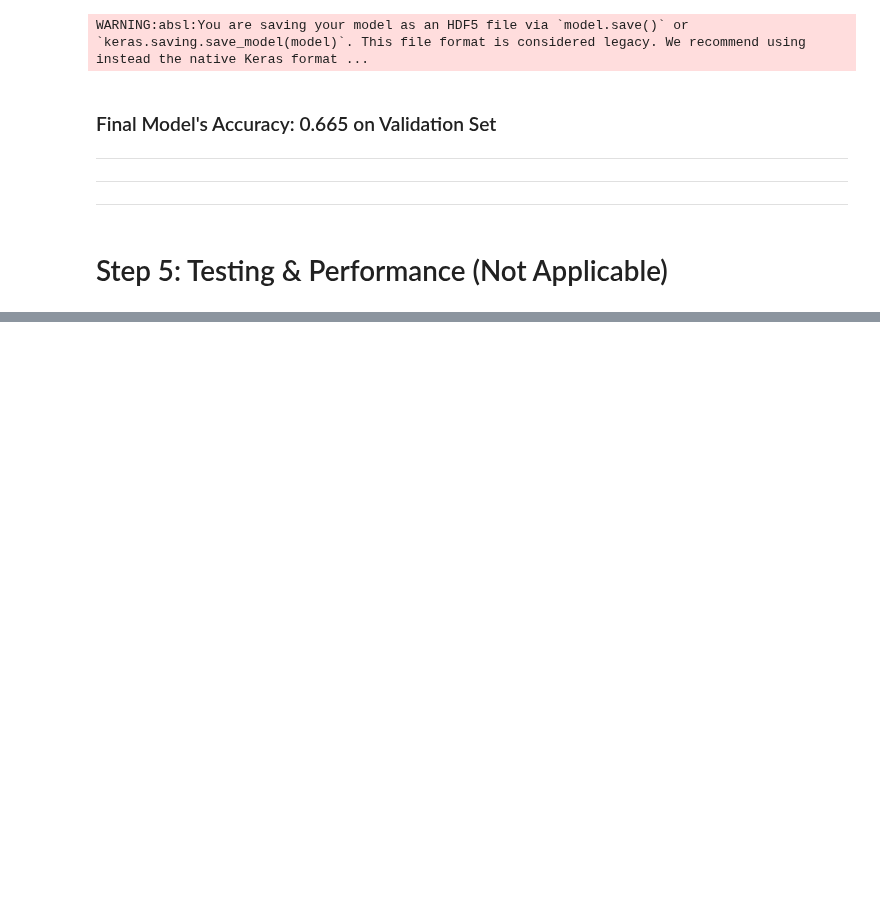
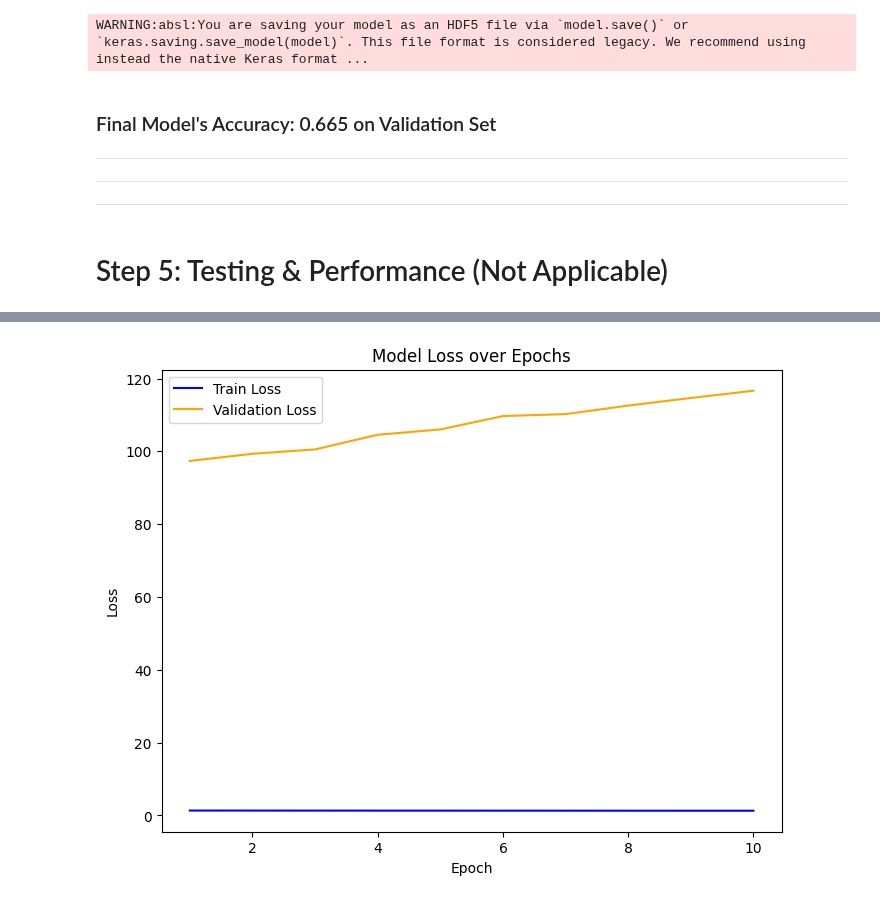
Before and after one commit to nilanahar/MMAI_894_DeepLearning_Project_TeamRosedale, a Jupyter notebook: MMAI_894_Team_Project_ResNet+GoogleWord2Vec.ipynb, the cells around one changed output, grey strips where cells are left out. Cells and saved outputs as stored; diff of their text form; code cells hidden in the pictures; blank space fills up the shorter version.

```diff
--- a/MMAI_894_Team_Project_ResNet+GoogleWord2Vec.ipynb
+++ b/MMAI_894_Team_Project_ResNet+GoogleWord2Vec.ipynb
@@ -936,0 +1068,8 @@ Shape of adjusted `valid_labels`: (300000, 2521)
+# %%
+X_train = joblib.load("/content/drive/MyDrive/Colab Notebooks/894/Training/(3)_dfTrain_2.3.joblib")
+X_test = joblib.load("/content/drive/MyDrive/Colab Notebooks/894/Training/(3)_dfTest_2.3.joblib")
+df_valid = joblib.load("/content/drive/MyDrive/Colab Notebooks/894/Validation/(3)_dfValid_2.3.joblib")
+
+y_train = joblib.load("/content/drive/MyDrive/Colab Notebooks/894/Training/(2)_y_train_2.2.joblib")
+y_test = joblib.load("/content/drive/MyDrive/Colab Notebooks/894/Training/(2)_y_test_2.2.joblib")
+X_train.head()
@@ -1040,0 +1193,21 @@ Epoch 10/10
+# %%
+train_inputs = {
+    'question_embedding_input': X_train.filter(like='questions_pca').values,  # Select columns with 'questions_pca' in the name
+    'answer_embedding_input': X_train.filter(like='answers_pca').values,  # Select columns with 'answers_pca' in the name
+    'filtered_choices_embedding_input': X_train.filter(like='filtered_choices_pca').values,  # Select columns with 'filtered_choices_pca' in the name
+    'image_input': X_train.filter(like='image_pca').values,  # Select columns with 'image_pca' in the name
+    'answer_type_encoded': np.reshape(X_train['answer_type_encoded'].values, (-1, 1)),  # Reshape to (num_samples, 1)
+    'answer_confidence_encoded': np.reshape(X_train['answer_confidence_encoded'].values, (-1, 1))  # Reshape to (num_samples, 1)
+}
+
+# Apply the same PCA transformation to validation inputs using column filtering
+test_inputs = {
+    'question_embedding_input': X_test.filter(like='questions_pca').values,  # Select columns with 'questions_pca' in the name
+    'answer_embedding_input': X_test.filter(like='answers_pca').values,  # Select columns with 'answers_pca' in the name
+    'filtered_choices_embedding_input': X_test.filter(like='filtered_choices_pca').values,  # Select columns with 'filtered_choices_pca' in the name
+    'image_input': X_test.filter(like='image_pca').values,  # Select columns with 'image_pca' in the name
+    'answer_type_encoded': np.reshape(X_test['answer_type_encoded'].values, (-1, 1)),  # Reshape to (num_samples, 1)
+    'answer_confidence_encoded': np.reshape(X_test['answer_confidence_encoded'].values, (-1, 1))  # Reshape to (num_samples, 1)
+}
+# %%
+history = final_model.fit(train_inputs, train_labels, validation_data=(test_inputs, test_labels), epochs=10, batch_size=best_params['batch_size'])
@@ -1115,0 +1262,17 @@ df_test_pca = pd.concat([df_test[['answer_type_encoded', 'answer_confidence_enco
+# %%
+# Access the loss values from the history object
+train_loss = history.history['loss']  # Training loss
+val_loss = history.history['val_loss']  # Validation loss
+
+# Plotting loss over epochs
+plt.figure(figsize=(8, 6))
+epochs = range(1, len(train_loss) + 1)
+plt.plot(epochs, train_loss, label='Train Loss', color='blue')
+plt.plot(epochs, val_loss, label='Validation Loss', color='orange')
+plt.title('Model Loss over Epochs')
+plt.xlabel('Epoch')
+plt.ylabel('Loss')
+plt.legend()
+plt.show()
+# %% [output]
+[figure, added]
```
Also changed, not shown: parts of 48 cells of this notebook.
